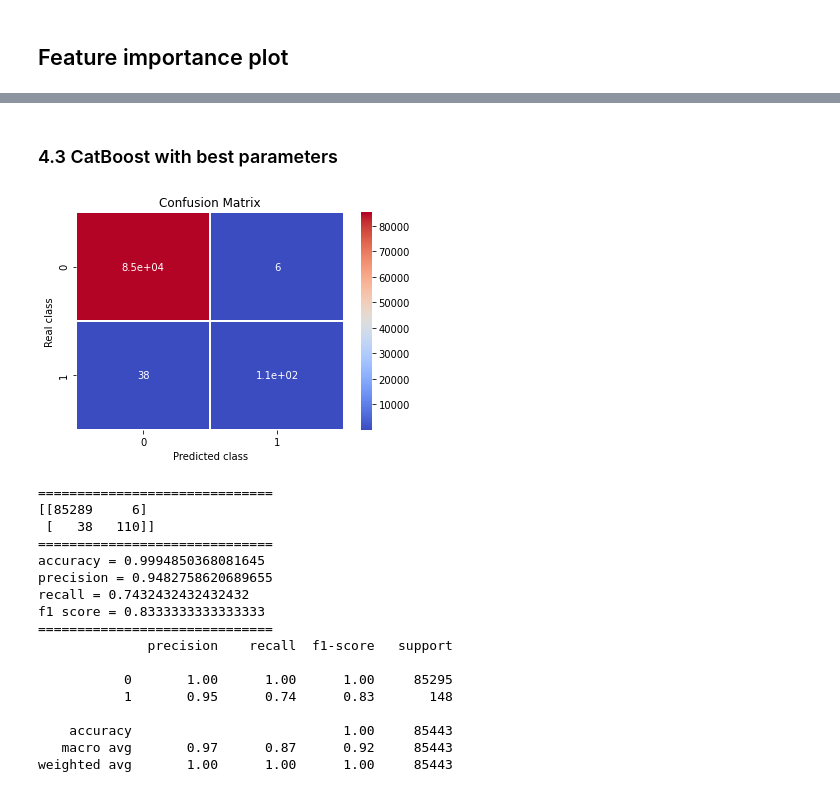
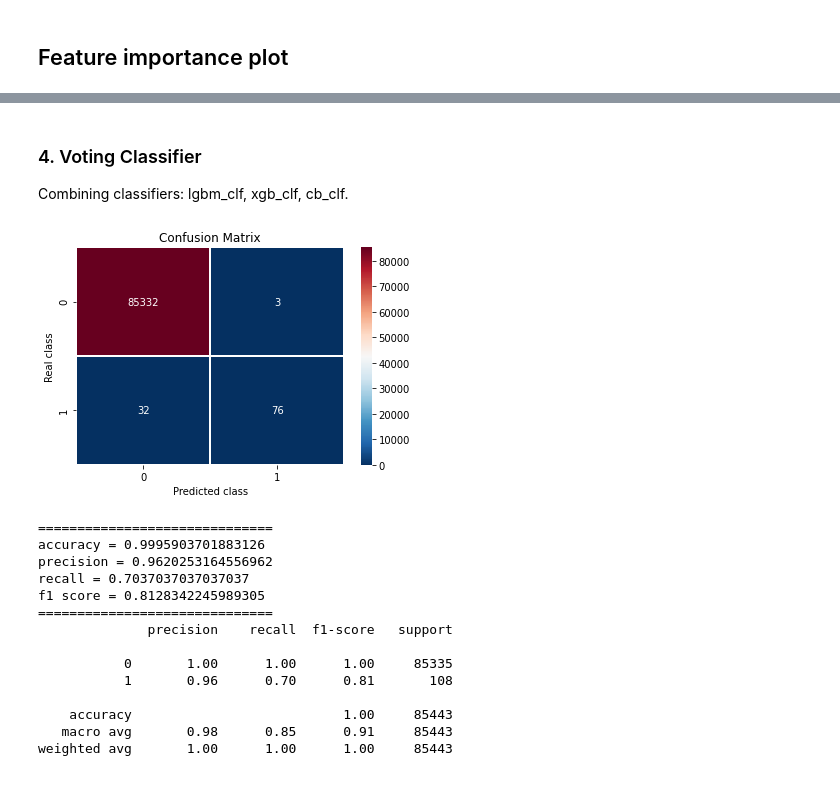
Before and after one commit to wuhong60909/Data-Analysis-Projects, a Jupyter notebook: Credit_Card_Fraud_Detection/models.ipynb, the cells around one changed output, grey strips where cells are left out. Cells and saved outputs as stored; diff of their text form; code cells hidden in the pictures.

```diff
--- a/Credit_Card_Fraud_Detection/models.ipynb
+++ b/Credit_Card_Fraud_Detection/models.ipynb
@@ -292,7 +216,7 @@ best_parameters
 # %%
-xgb_clf = xgb.XGBClassifier(n_jobs = -1, n_estimators = 400)
-xgb_clf.fit(X_train, y_train)
-y_score = xgb_clf.predict_proba(X_test)[:,1]
-y_pred = xgb_clf.predict(X_test)
+cb_clf = CatBoostClassifier(**cb_params)
+cb_clf.fit(X_train, y_train)
+y_score = cb_clf.predict_proba(X_test)[:, 1]
+y_pred = cb_clf.predict(X_test)
 get_predictions(y_true = y_test, y_pred = y_pred)
 # %% [output]
@@ -336,6 +237,0 @@ plot_feature_importance(model = xgb_clf, predictors = predictor_name)
-# %%
-rf_clf = RandomForestClassifier(n_jobs = -1, random_state = 0)
-rf_clf.fit(X_train, y_train)
-y_score = rf_clf.predict_proba(X_test)[:,1]
-y_pred = rf_clf.predict(X_test)
-get_predictions(y_true = y_test, y_pred = y_pred)
@@ -403,11 +237,0 @@ best_parameters
-# %%
-rf_clf = RandomForestClassifier(n_estimators = 200,
-                                max_features = 3,
-                                min_samples_leaf = 1,
-                                min_samples_split = 2,
-                                n_jobs = -1,
-                                random_state = 0)
-rf_clf.fit(X_train, y_train)
-y_score = rf_clf.predict_proba(X_test)[:,1]
-y_pred = rf_clf.predict(X_test)
-get_predictions(y_true = y_test, y_pred = y_pred)
@@ -536,32 +250,32 @@ Estimating final quality...
-# %% [markdown]
-### 4.3 CatBoost with best parameters
+# %% [markdown]
+### 4. Voting Classifier
+Combining classifiers: lgbm_clf, xgb_clf, cb_clf.
 # %%
-cb_clf = CatBoostClassifier(loss_function = 'Logloss',
-                            eval_metric = 'F1',
-                            learning_rate = 0.05,
-                            iterations = 200,
-                            verbose = 0,
-                            task_type = 'GPU')
-cb_clf.fit(X_train, y_train)
-y_score = cb_clf.predict_proba(X_test)[:, 1]
-y_pred = cb_clf.predict(X_test)
+lgbm_clf = LGBMClassifier(**lgbm_params)
+xgb_clf = XGBClassifier(**xgb_params)
+cb_clf = CatBoostClassifier(**cb_params)
+voting_clf = VotingClassifier(estimators = [('lgbm', lgbm_clf),
+                                            ('xgb', xgb_clf),
+                                            ('cb', cb_clf)],
+                              voting = 'soft',
+                              weights = [1, 2, 2])
+voting_clf.fit(X_train,y_train)
+y_score = voting_clf.predict_proba(X_test)[:,1]
+y_pred = voting_clf.predict(X_test)
 get_predictions(y_true = y_test, y_pred = y_pred)
 # %% [output]
-[figure, old version]
+[figure, new version]
 ==============================
-[[85289     6]
- [   38   110]]
-==============================
-accuracy = 0.9994850368081645
-precision = 0.9482758620689655
-recall = 0.7432432432432432
-f1 score = 0.8333333333333333
+accuracy = 0.9995903701883126
+precision = 0.9620253164556962
+recall = 0.7037037037037037
+f1 score = 0.8128342245989305
 ==============================
               precision    recall  f1-score   support
 
-           0       1.00      1.00      1.00     85295
-           1       0.95      0.74      0.83       148
+           0       1.00      1.00      1.00     85335
+           1       0.96      0.70      0.81       108
 
     accuracy                           1.00     85443
-   macro avg       0.97      0.87      0.92     85443
+   macro avg       0.98      0.85      0.91     85443
 weighted avg       1.00      1.00      1.00     85443
```
Also changed, not shown: parts of 72 cells of this notebook.
